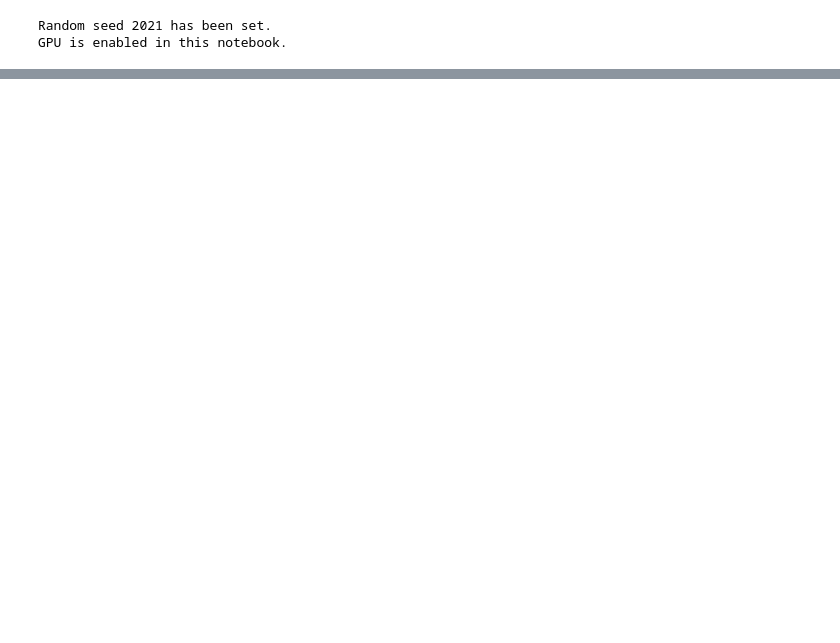
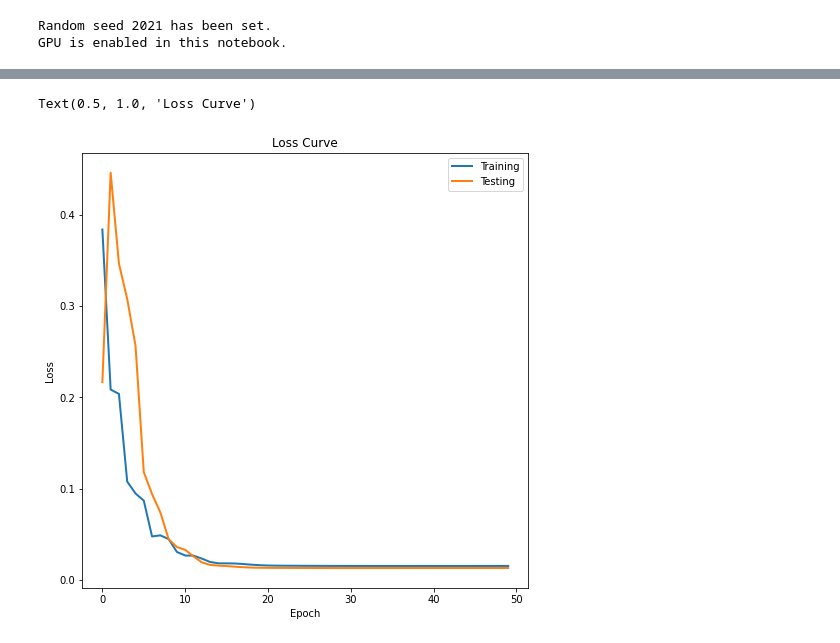
Before and after one commit to JinaniSooriyaarachchi/ConvNet_V1responsePred, a Jupyter notebook: ConvNet_V1responsePred.ipynb, the cells around one changed output, grey strips where cells are left out. Cells and saved outputs as stored; diff of their text form; code cells hidden in the pictures; blank space fills up the shorter version.

```diff
--- a/ConvNet_V1responsePred.ipynb
+++ b/ConvNet_V1responsePred.ipynb
@@ -333,7 +342,7 @@ def test_model(model, criterion, optimizer, dataloaders_main, dataset_sizes,num_
 device = torch.device("cuda:0" if torch.cuda.is_available() else "cpu")
 
 criterion = nn.MSELoss() # Keep it at the final epoch
-n_epochs =  25  # Change this
+n_epochs =  50  # Change this
 batch_size = 1750
 
 net.to(device)
@@ -344,11 +371,15 @@ net, loss_vec, accuracy_test, accuracy_train = test_model(net, criterion, optimi
 # %%
 # Loss curves
 plt.figure(figsize=(8,8))
 plt.plot(loss_vec[0], linewidth=2)
 plt.plot(loss_vec[1], linewidth=2)
 plt.legend(["Training" , "Testing"])
 plt.xlabel('Epoch')
 plt.ylabel('Loss')
+plt.title('Loss Curve')
+# %% [output]
+Text(0.5, 1.0, 'Loss Curve')
+[figure, added]
 # %%
 # accuracy curve
 plt.figure(figsize=(8,8))
```
Also changed, not shown: parts of 7 cells of this notebook.
